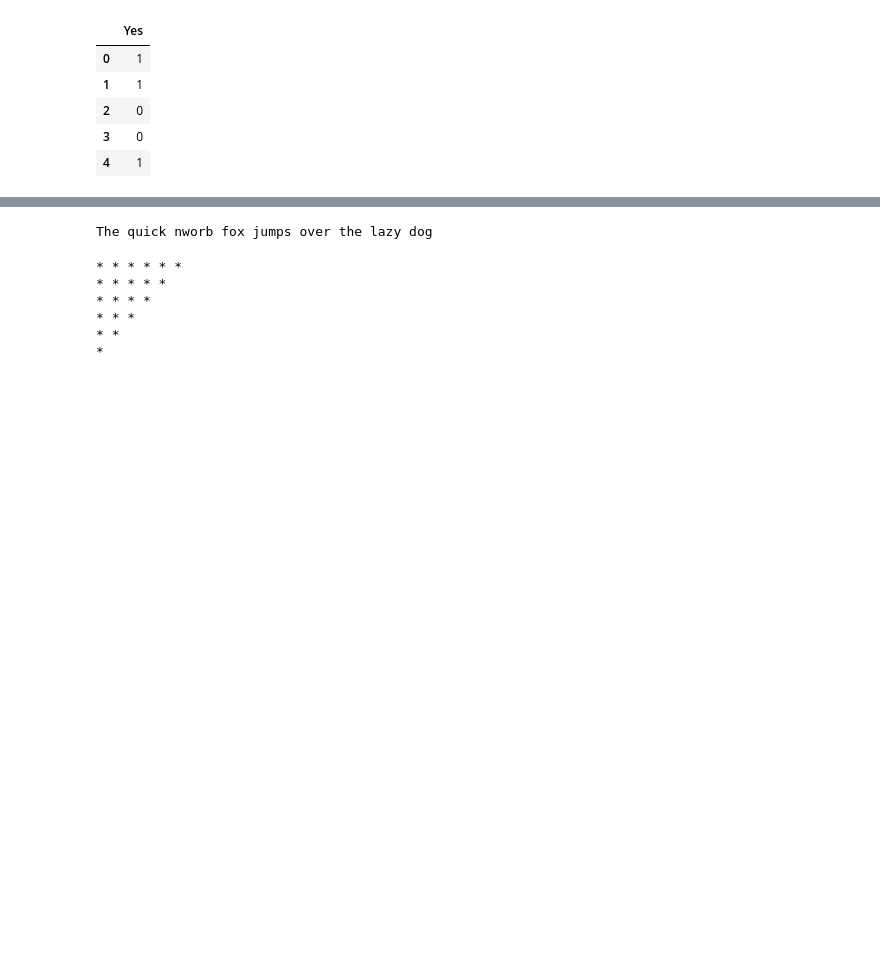
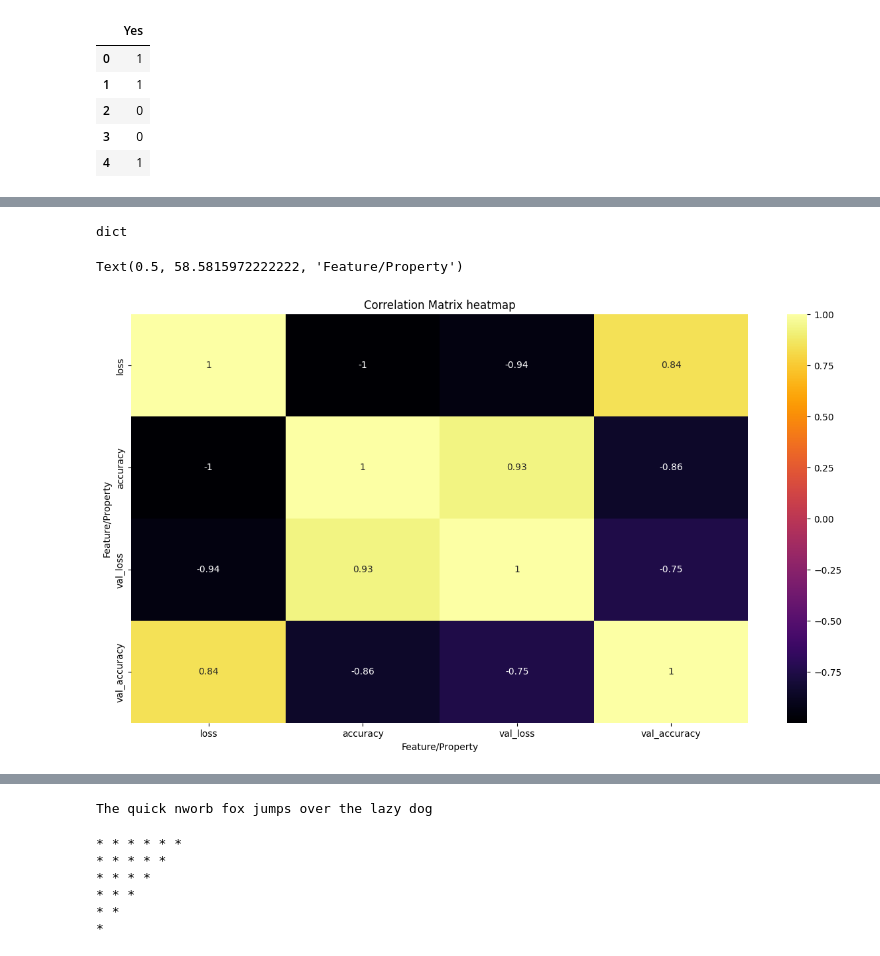
Before and after one commit to azizdafi/Practice-and-revision-material, a Jupyter notebook: Deep_learning.ipynb, the cells around one changed output, grey strips where cells are left out. Cells and saved outputs as stored; diff of their text form; code cells hidden in the pictures; blank space fills up the shorter version.

```diff
--- a/Deep_learning.ipynb
+++ b/Deep_learning.ipynb
@@ -221,11 +219,11 @@ import keras
 # %%
 opt = keras.optimizers.Adam(learning_rate=0.001)
 # %%
-clas.compile(optimizer = opt, loss = 'binary_crossentropy', metrics= ['accuracy'])
+clas.compile(optimizer = 'adam', loss = 'binary_crossentropy', metrics= ['accuracy'])
 # %%
 es = tf.keras.callbacks.EarlyStopping(
-    monitor="val_loss",
-    min_delta=0.001,
+    monitor="accuracy",
+    min_delta=0.01,
     patience=3,
     verbose=1,
     mode="auto",
@@ -235,5 +233,5 @@ es = tf.keras.callbacks.EarlyStopping(
 )
 # %%
 from keras.api._v2.keras.callbacks import EarlyStopping
-model_h = clas.fit(X_train,y_train, validation_split=0.9, batch_size=100, epochs = 15, callbacks= es)
+model_h = clas.fit(X_train,y_train, validation_split=0.9, batch_size=100, epochs = 100, callbacks= es)
 # %% [output]
@@ -248,0 +255,19 @@ Epoch 4: early stopping
+# %%
+type(model_h.history)
+# %% [output]
+dict
+# %%
+hdf = pd.DataFrame(model_h.history)
+# %%
+corr_matrix = hdf.corr()
+plt.figure(figsize=(15,8))
+# Plot heatmap
+sns.heatmap(corr_matrix, annot=True, cmap='inferno')
+
+#setting labels to infer the plot
+plt.title('Correlation Matrix heatmap')
+plt.ylabel('Feature/Property')
+plt.xlabel('Feature/Property')
+# %% [output]
+Text(0.5, 58.5815972222222, 'Feature/Property')
+[figure, added]
```
Also changed, not shown: parts of 16 cells of this notebook.
